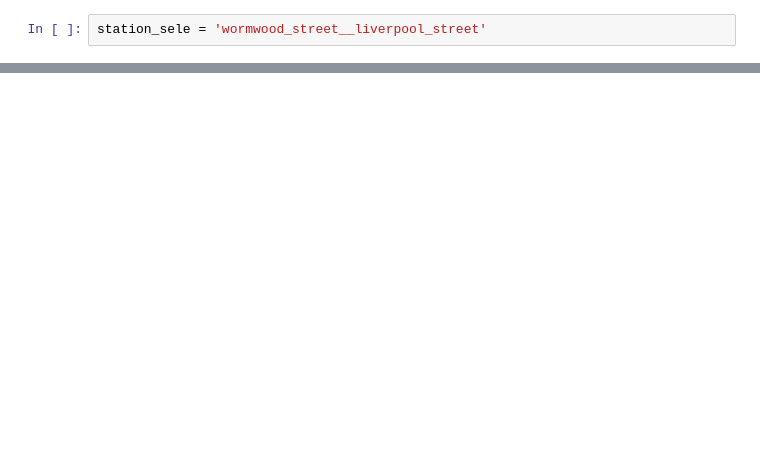
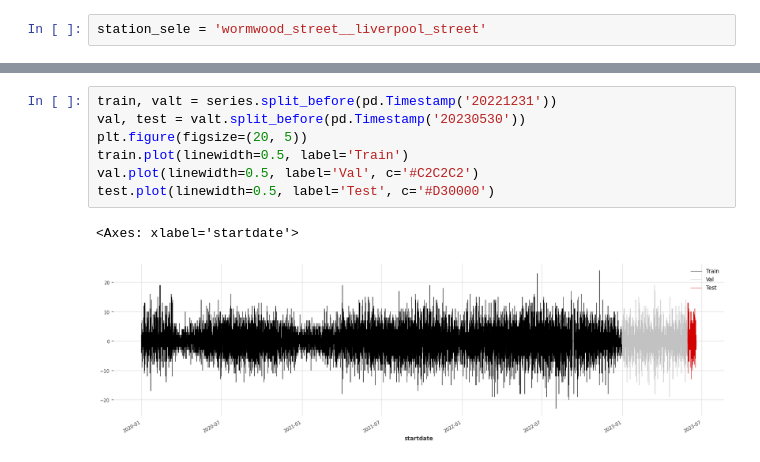
Before and after one commit to elsebasmar/london-bss, a Jupyter notebook: londonbss/notebooks/data_postprocess/A-Dataprocessing.ipynb, the cells around one changed output, grey strips where cells are left out. Saved outputs shown, nothing was run; the diff lists cells and outputs as text; blank space fills up the shorter version.

```diff
--- a/londonbss/notebooks/data_postprocess/A-Dataprocessing.ipynb
+++ b/londonbss/notebooks/data_postprocess/A-Dataprocessing.ipynb
@@ -46,0 +79,10 @@ df.head()
+# %%
+train, valt = series.split_before(pd.Timestamp('20221231'))
+val, test = valt.split_before(pd.Timestamp('20230530'))
+plt.figure(figsize=(20, 5))
+train.plot(linewidth=0.5, label='Train')
+val.plot(linewidth=0.5, label='Val', c='#C2C2C2')
+test.plot(linewidth=0.5, label='Test', c='#D30000')
+# %% [output]
+<Axes: xlabel='startdate'>
+[figure, added]
```
Also changed, not shown: parts of 28 cells of this notebook, 1 other file.
